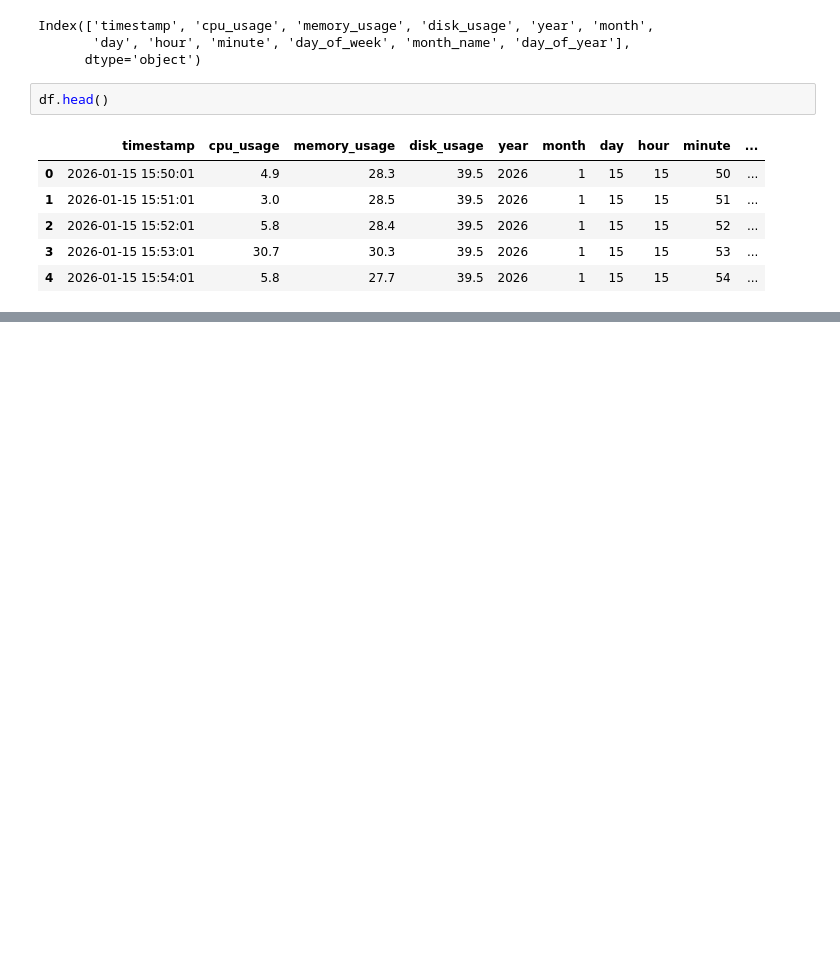
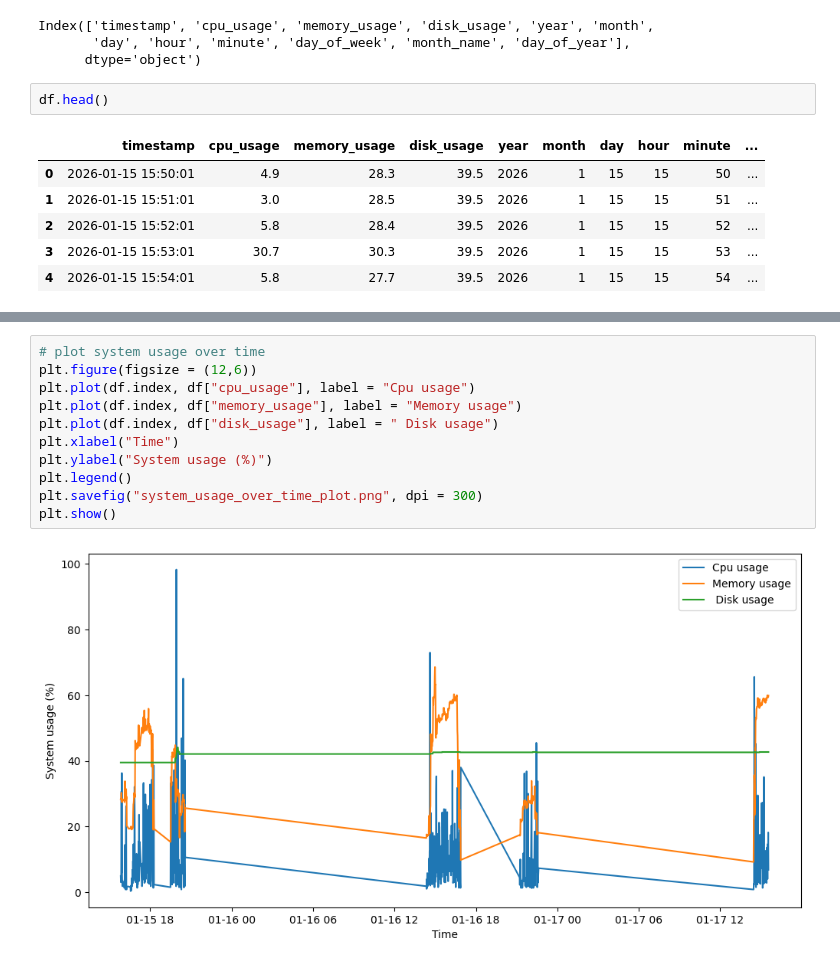
Before and after one commit to Abhishek08Mishra/SentinelSys-Intelligent-Linux-Monitoring-Platform, a Jupyter notebook: Linux_system_analysis_notebook.ipynb, the cells around one changed output, grey strips where cells are left out. Cells and saved outputs as stored; diff of their text form; blank space fills up the shorter version.

```diff
--- a/Linux_system_analysis_notebook.ipynb
+++ b/Linux_system_analysis_notebook.ipynb
@@ -134,0 +425,13 @@ df.head()
+# %%
+# plot system usage over time
+plt.figure(figsize = (12,6))
+plt.plot(df.index, df["cpu_usage"], label = "Cpu usage")
+plt.plot(df.index, df["memory_usage"], label = "Memory usage")
+plt.plot(df.index, df["disk_usage"], label = " Disk usage")
+plt.xlabel("Time")
+plt.ylabel("System usage (%)")
+plt.legend()
+plt.savefig("system_usage_over_time_plot.png", dpi = 300)
+plt.show()
+# %% [output]
+[figure, added]
```
Also changed, not shown: parts of 37 cells of this notebook.
